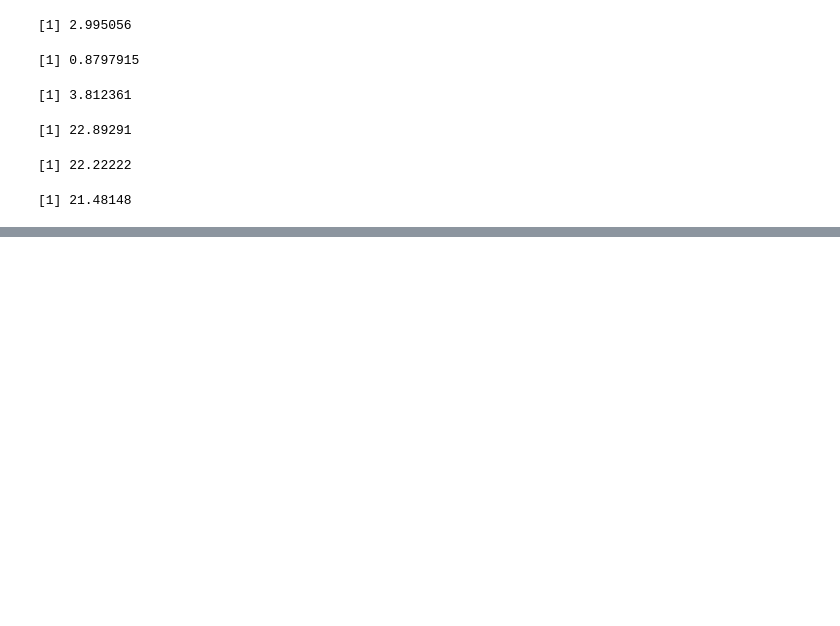
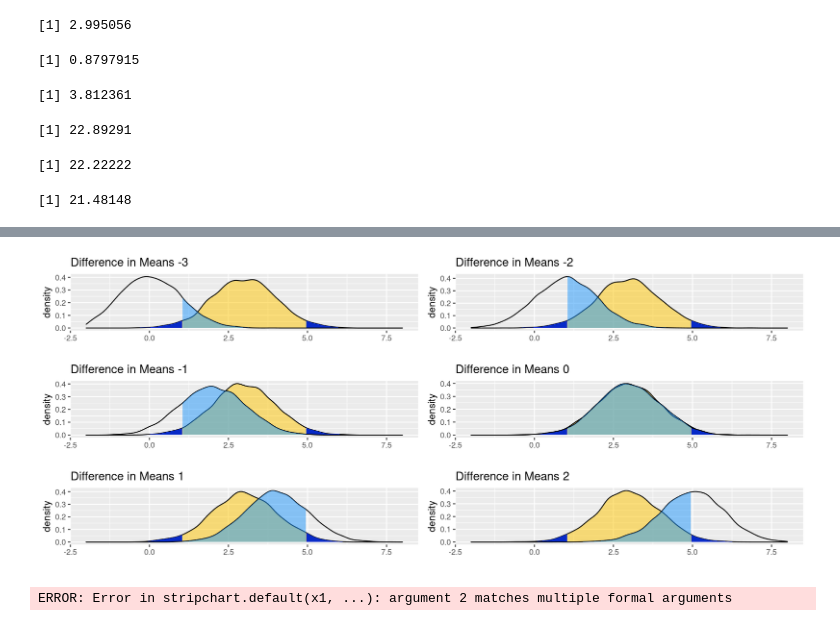
Before and after one commit to hkopanski/502_final_project, a Jupyter notebook: 502_Project.ipynb, the cells around one changed output, grey strips where cells are left out. Drawn from its saved outputs; the diff is of its cells as text; code cells hidden in the pictures; blank space fills up the shorter version.

```diff
--- a/502_Project.ipynb
+++ b/502_Project.ipynb
@@ -594,0 +690,61 @@ print(sim_data_results)
+# %%
+options(warn=-1)
+
+library(gridExtra)
+
+options(repr.plot.width = 12, repr.plot.height = 5, repr.plot.res = 150)
+set.seed(100)
+
+null_mean <- 3
+alt_means <- c(0, 1, 2, 3, 4, 5)
+plot_list <- list()
+
+plot_colors <- c("#072ac8","#1e96fc","#a2d6f9","#fcf300","#ffc600")
+
+for(i in 1:6){
+
+    sim1 <- rnorm(5000, null_mean, sqrt(1))
+    sim2 <- rnorm(5000, alt_means[i], sqrt(1))
+
+    alpha1 <- qnorm(0.025, null_mean, sqrt(1))
+    alpha2 <- qnorm(0.975, null_mean, sqrt(1))
+
+    df_set <- tibble("H0" = sim1, "HA" = sim2)
+
+    title_string <- sprintf("Difference in Means %i", (alt_means[i] - null_mean))
+
+    plot_list[[i]]  <-
+    ggplot(data = df_set) + geom_density(aes(H0), alpha = 0.5, fill = plot_colors[5]) +
+                            geom_area(
+                                aes(x = stage(H0, after_scale = oob_censor(x, c(-Inf, alpha1)
+                                                                          )
+                                             )
+                                   ),
+                                stat = "density", fill = plot_colors[1]
+                                 ) +
+                            geom_area(
+                                aes(x = stage(H0, after_scale = oob_censor(x, c(alpha2, Inf)
+                                                                          )
+                                             )
+                                   ),
+                                stat = "density", fill = plot_colors[1]
+                                     ) +
+                            geom_density(aes(HA), alpha = 0.5) +
+                            geom_area(
+                                aes(x = stage(HA, after_scale = oob_censor(x, c(alpha1, alpha2)
+                                                                          )
+                                             )
+                                   ),
+                                stat = "density", fill = plot_colors[2], alpha = 0.5
+                                     ) +
+                            xlim(-2, 8) + xlab("") + ggtitle(title_string)
+
+                                }
+
+do.call(grid.arrange, plot_list)
+# %% [output]
+[figure, added]
+# %%
+plot( x = plot_list[1]$data["H0"], y = plot_list[1]$data["HA"])
+# %% [output]
+ERROR: Error in stripchart.default(x1, ...): argument 2 matches multiple formal arguments
```
Also changed, not shown: parts of 7 cells of this notebook, 3 other files.
